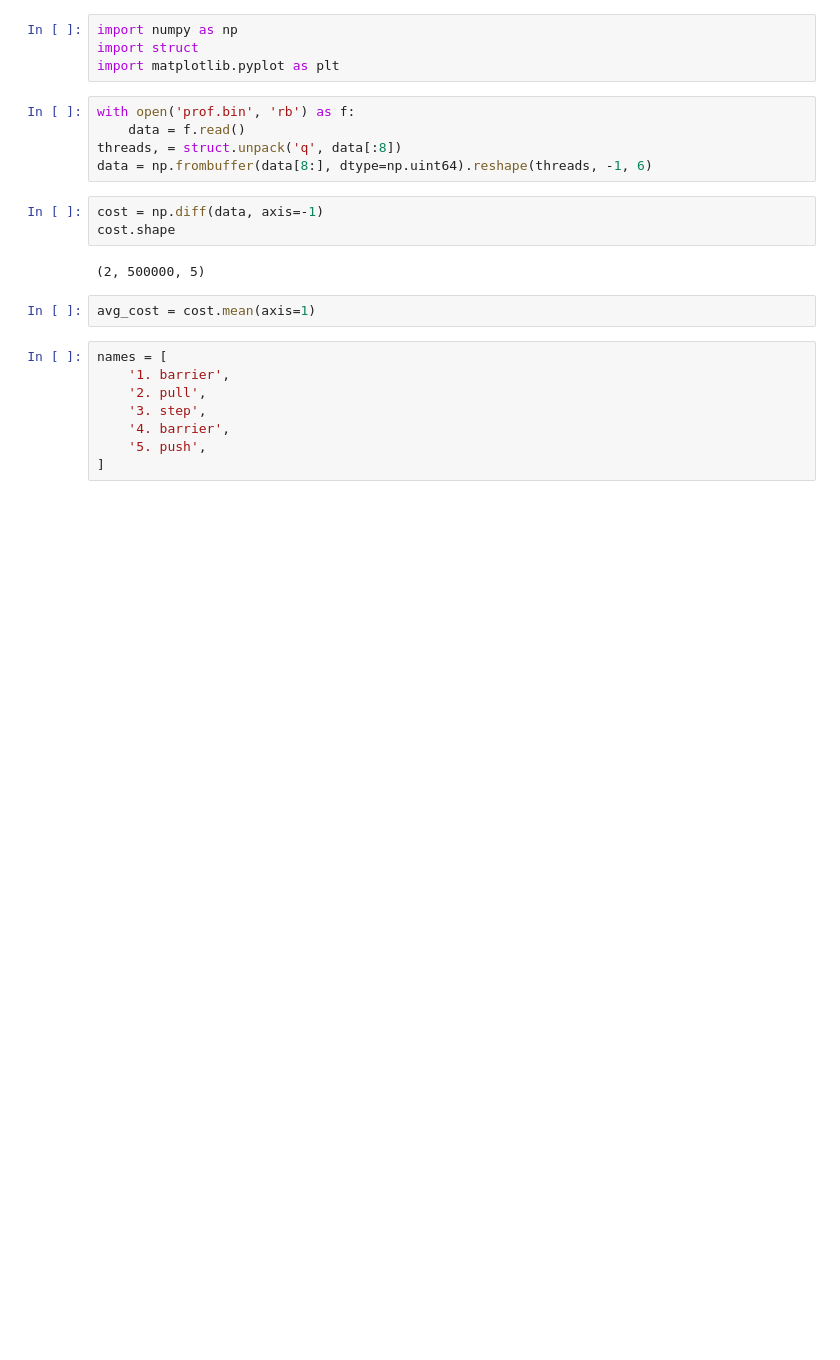
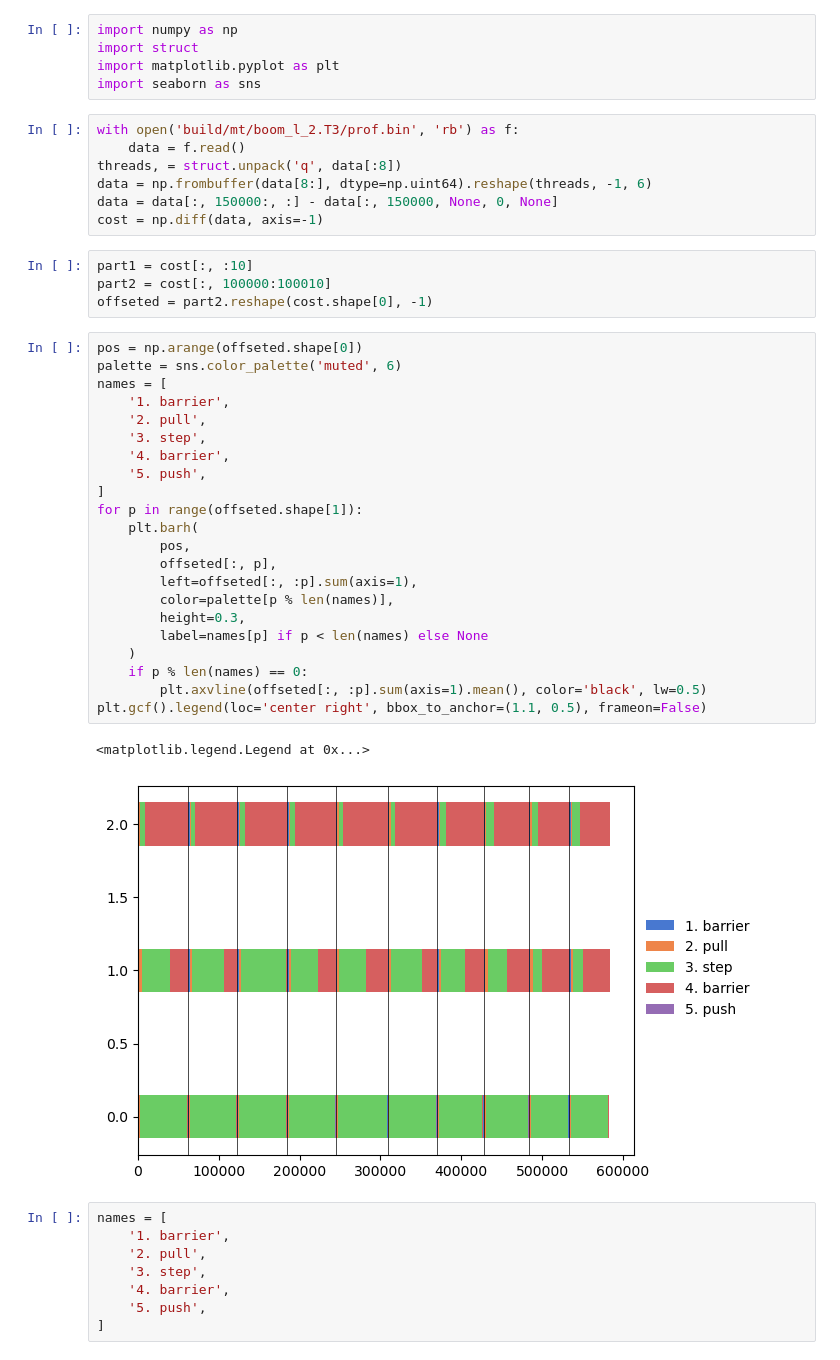
Before and after one commit to pku-liang/p2sim, a Jupyter notebook: analysis.ipynb, the cells around one changed output. Saved outputs shown, nothing was run; the diff lists cells and outputs as text; blank space fills up the shorter version.

```diff
--- a/analysis.ipynb
+++ b/analysis.ipynb
@@ -2,18 +2,43 @@
 import numpy as np
 import struct
 import matplotlib.pyplot as plt
+import seaborn as sns
 # %%
-with open('prof.bin', 'rb') as f:
+with open('build/mt/boom_l_2.T3/prof.bin', 'rb') as f:
     data = f.read()
 threads, = struct.unpack('q', data[:8])
 data = np.frombuffer(data[8:], dtype=np.uint64).reshape(threads, -1, 6)
+data = data[:, 150000:, :] - data[:, 150000, None, 0, None]
+cost = np.diff(data, axis=-1)
-# %%
-cost = np.diff(data, axis=-1)
-cost.shape
-# %% [output]
-(2, 500000, 5)
-# %%
-avg_cost = cost.mean(axis=1)
+# %%
+part1 = cost[:, :10]
+part2 = cost[:, 100000:100010]
+offseted = part2.reshape(cost.shape[0], -1)
+# %%
+pos = np.arange(offseted.shape[0])
+palette = sns.color_palette('muted', 6)
+names = [
+    '1. barrier',
+    '2. pull',
+    '3. step',
+    '4. barrier',
+    '5. push',
+]
+for p in range(offseted.shape[1]):
+    plt.barh(
+        pos,
+        offseted[:, p],
+        left=offseted[:, :p].sum(axis=1),
+        color=palette[p % len(names)],
+        height=0.3,
+        label=names[p] if p < len(names) else None
+    )
+    if p % len(names) == 0:
+        plt.axvline(offseted[:, :p].sum(axis=1).mean(), color='black', lw=0.5)
+plt.gcf().legend(loc='center right', bbox_to_anchor=(1.1, 0.5), frameon=False)
+# %% [output]
+<matplotlib.legend.Legend at 0x...>
+[figure, added]
 # %%
 names = [
     '1. barrier',
```
Also changed, not shown: parts of 5 cells of this notebook, 19 other files.
